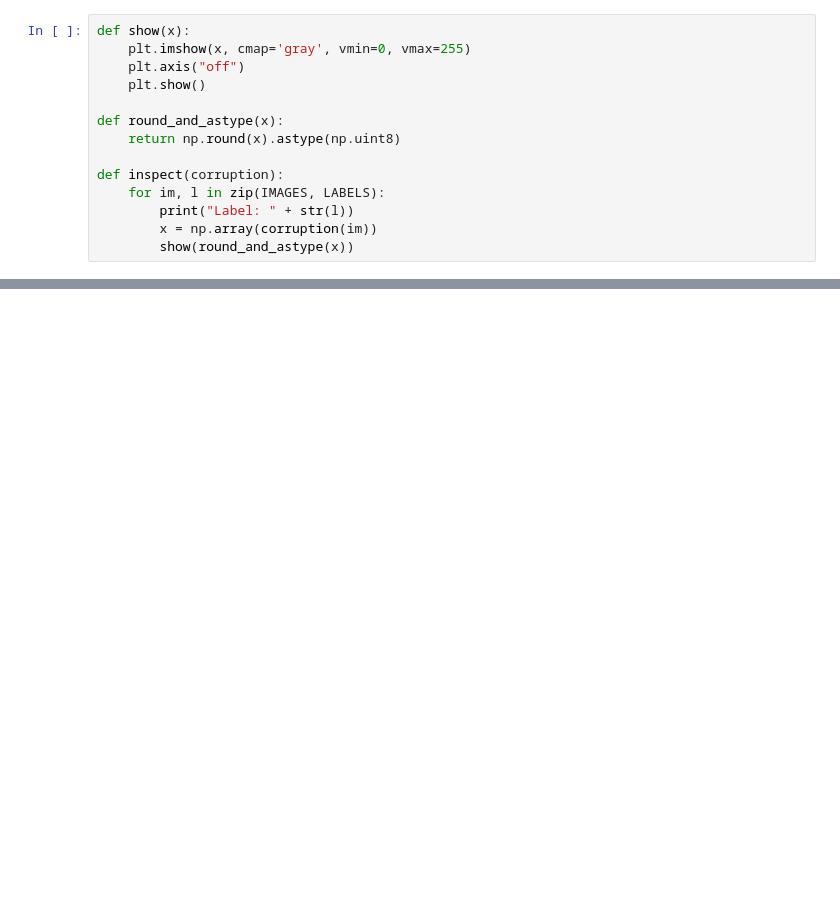
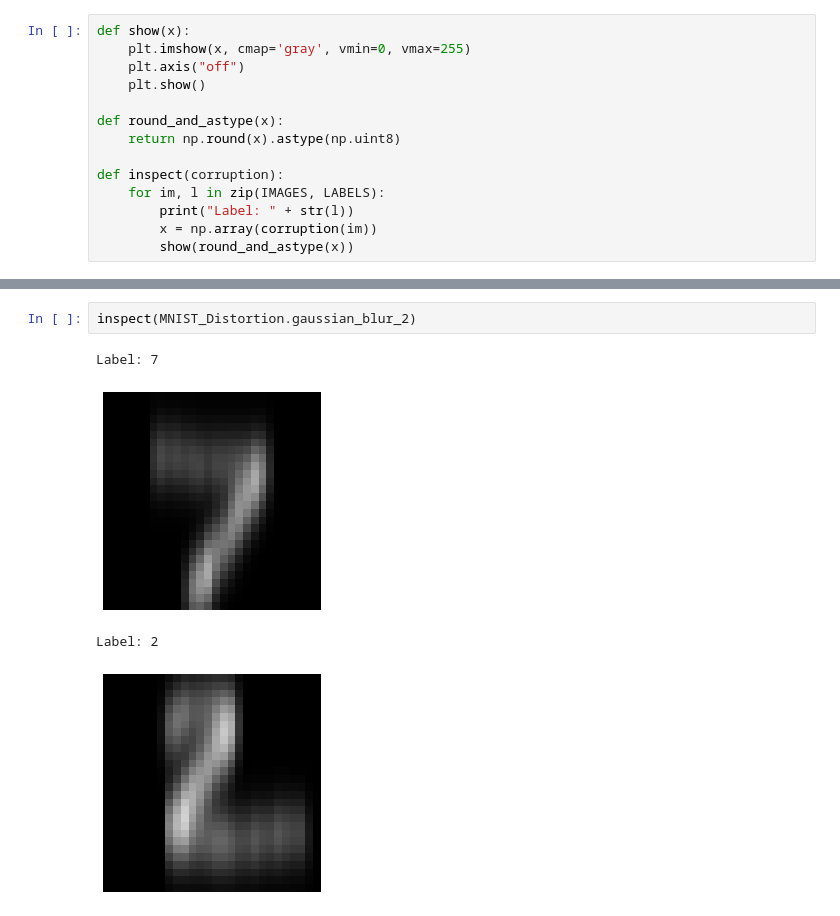
Before and after one commit to GuillaumeLam/brain-inspired-replay, a Jupyter notebook: MNIST_visualize_distortion.ipynb, the cells around one changed output, grey strips where cells are left out. Drawn from its saved outputs; the diff is of its cells as text; blank space fills up the shorter version.

```diff
--- a/MNIST_visualize_distortion.ipynb
+++ b/MNIST_visualize_distortion.ipynb
@@ -43,3 +85,10 @@ Label: 7
+# %%
+inspect(MNIST_Distortion.gaussian_blur_2)
+# %% [output]
+Label: 7
+[figure, added]
+Label: 2
+[figure, added]
 # %%
 inspect(MNIST_Distortion.spatter)
 # %% [output]
```
Also changed, not shown: parts of 19 cells of this notebook, 2 other files.
